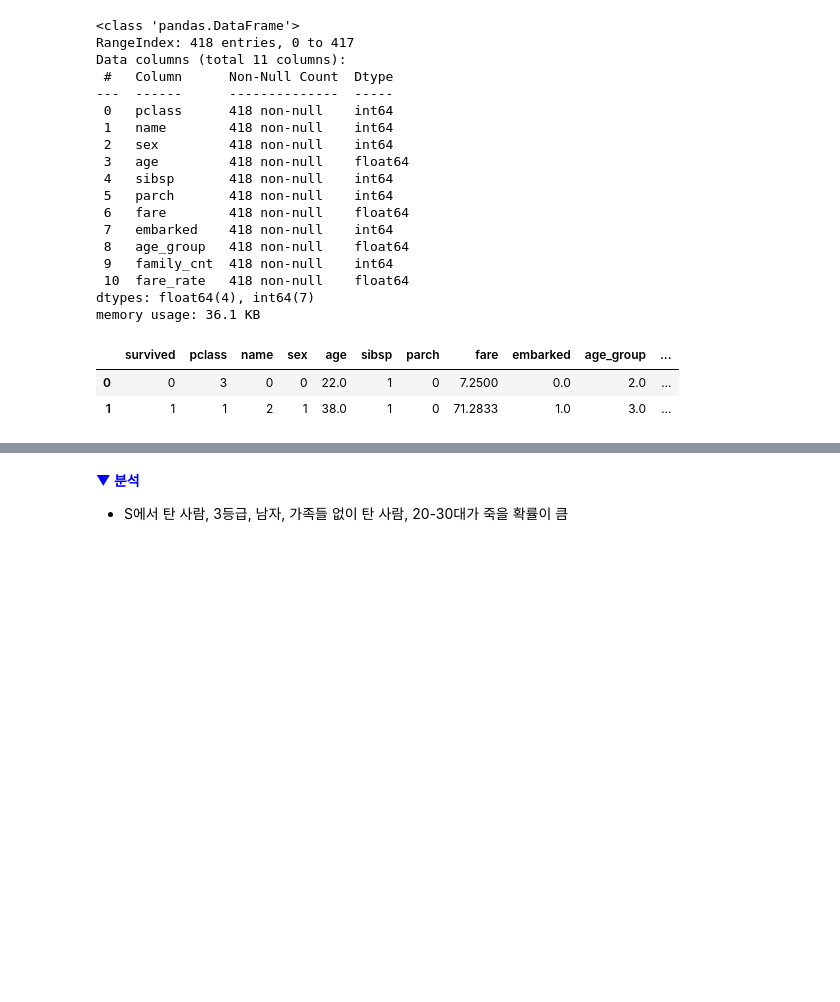
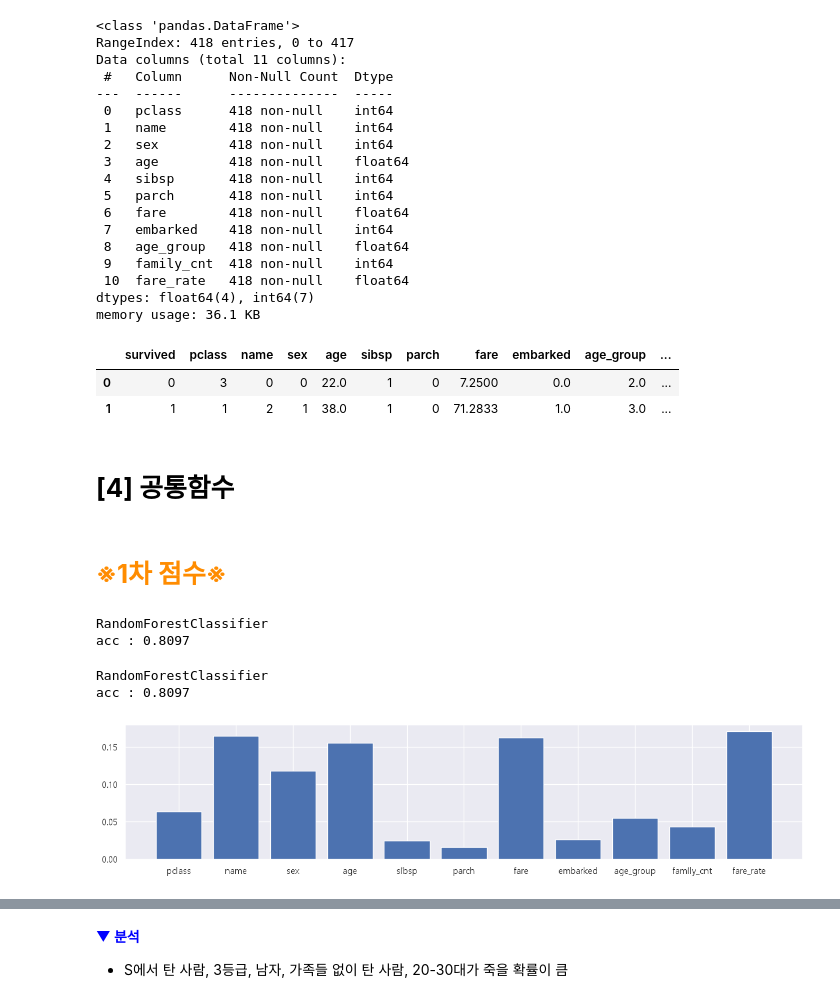
Before and after one commit to jmin0727/My_Workspace, a Jupyter notebook: 03_lec_ml/lec12_분류실습_Titanic.ipynb, the cells around one changed output, grey strips where cells are left out. Saved outputs shown, nothing was run; the diff lists cells and outputs as text; code cells hidden in the pictures; blank space fills up the shorter version.

```diff
--- a/03_lec_ml/lec12_분류실습_Titanic.ipynb
+++ b/03_lec_ml/lec12_분류실습_Titanic.ipynb
@@ -604,3 +629,5 @@ train.head(2)
 |  | survived | pclass | name | sex | age | sibsp | parch | fare | embarked | age_group | ... |
 | 0 | 0 | 3 | 0 | 0 | 22.0 | 1 | 0 | 7.2500 | 0.0 | 2.0 | ... |
 | 1 | 1 | 1 | 2 | 1 | 38.0 | 1 | 0 | 71.2833 | 1.0 | 3.0 | ... |
+# %% [markdown]
+# **[4] 공통함수**
@@ -606,0 +647,45 @@ train.head(2)
+# %%
+def myscore222(df, model=None, MY_TARGET="survived") :
+    X = df.drop(columns=['survived'])
+    y = df[MY_TARGET]
+    X_train7, X_test3,    y_train7, y_test3 = train_test_split( X, y, test_size=0.3, random_state=1234, shuffle=True)
+
+    if model is None :
+            model = RandomForestClassifier(
+                n_estimators=100,
+                random_state=1234
+            )
+    print(model.__class__.__name__)
+
+    model.fit(X_train7, y_train7)
+    pred = model.predict(X_test3)
+
+    acc = accuracy_score(y_test3, pred)
+    print( f"acc : {acc:.4f}" )
+
+    cm = confusion_matrix(y_test3, pred)
+    print( cm )
+
+    return model
+# %% [markdown]
+# <font color=darkorange> **※1차 점수※**
+# %%
+model = myscore222(train)
+# %% [output]
+RandomForestClassifier
+acc : 0.8097
+# %%
+model = myscore222(train)
+imp = model.feature_importances_
+# print(imp)
+# print(X_train7.columns)
+
+plt.figure(figsize=(15,3))
+
+plt.bar(test.columns, imp, label="블루")
+plt.tight_layout
+plt.show()
+# %% [output]
+RandomForestClassifier
+acc : 0.8097
+[figure, added]
```
Also changed, not shown: parts of 146 cells of this notebook.
